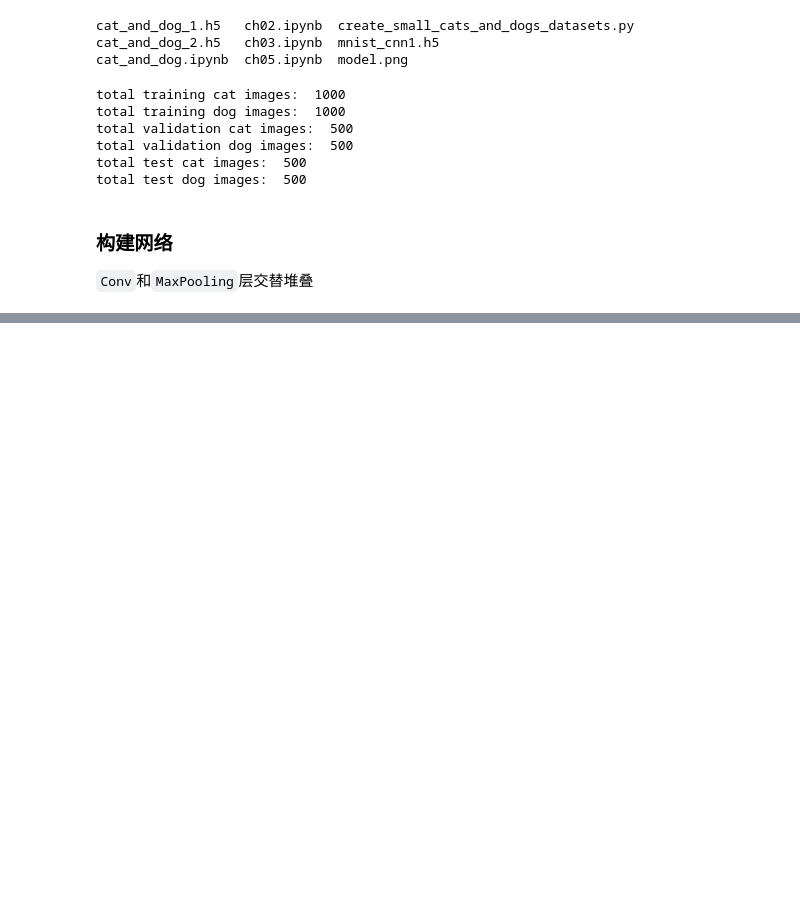
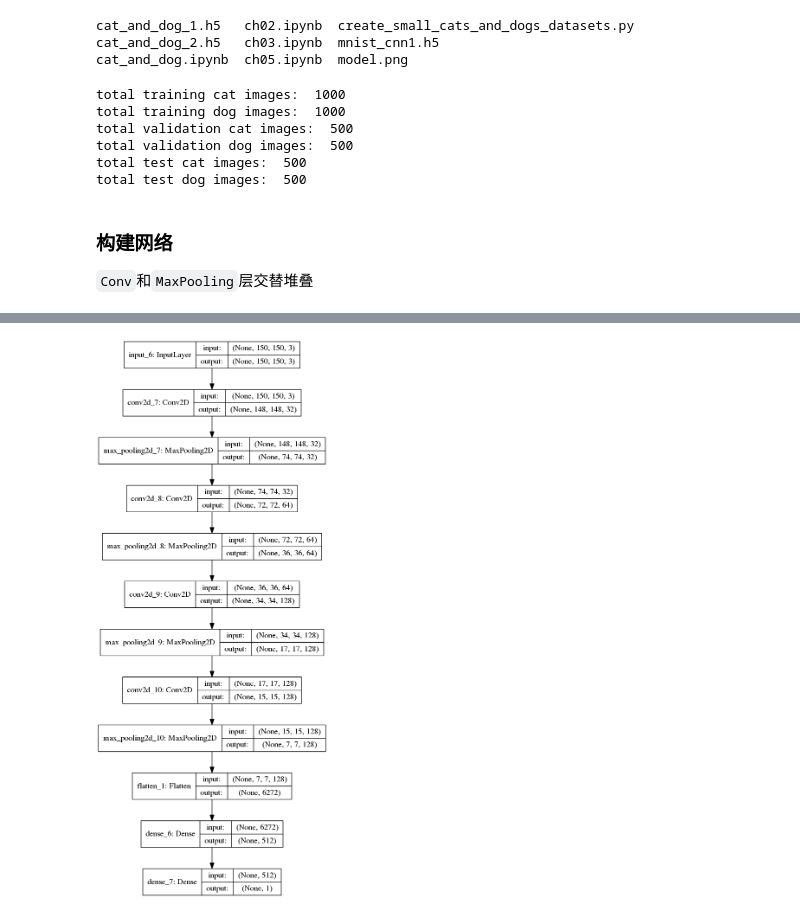
Before and after one commit to whu-pzhang/deep-learning-with-keras, a Jupyter notebook: ch05.ipynb, the cells around one changed output, grey strips where cells are left out. Drawn from its saved outputs; the diff is of its cells as text; code cells hidden in the pictures; blank space fills up the shorter version.

```diff
--- a/ch05.ipynb
+++ b/ch05.ipynb
@@ -223,0 +223,18 @@ input
+# %%
+# use functional API
+input_tensor = Input(shape=(150, 150, 3))
+
+layer1 = layers.Conv2D(32, (3, 3), activation='relu')(input_tensor)
+layer2 = layers.MaxPool2D((2, 2))(layer1)
+layer3 = layers.Conv2D(64, 3, activation='relu')(layer2)
+layer4 = layers.MaxPool2D(2)(layer3)
+layer5 = layers.Conv2D(128, 3, activation='relu')(layer4)
+layer6 = layers.MaxPool2D(2)(layer5)
+layer7 = layers.Conv2D(128, 3, activation='relu')(layer6)
+layer8 = layers.MaxPool2D(2)(layer7)
+layer9 = layers.Flatten()(layer8)
+layer10 = layers.Dense(512, activation='relu')(layer9)
+
+output_tensor = layers.Dense(1, activation='sigmoid')(layer10)
+
+model = models.Model(input_tensor, output_tensor)
@@ -223,0 +261,7 @@ input
+# %%
+modelflow_filename = 'cats_and_dogs_small.png'
+plot_model(model, show_shapes=True, to_file=modelflow_filename)
+
+Image(filename=modelflow_filename)
+# %% [output]
+[figure, added]
```
Also changed, not shown: parts of 19 cells of this notebook.
